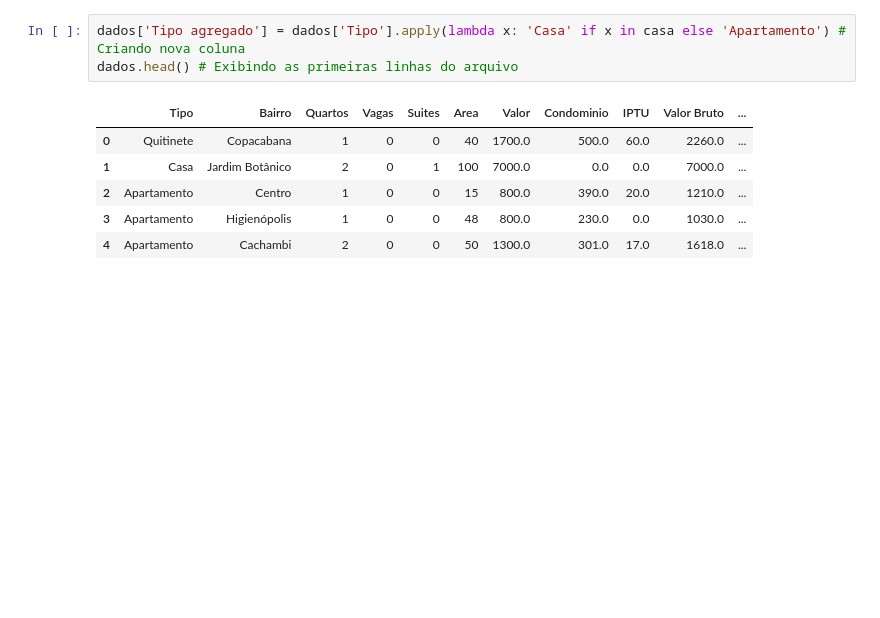
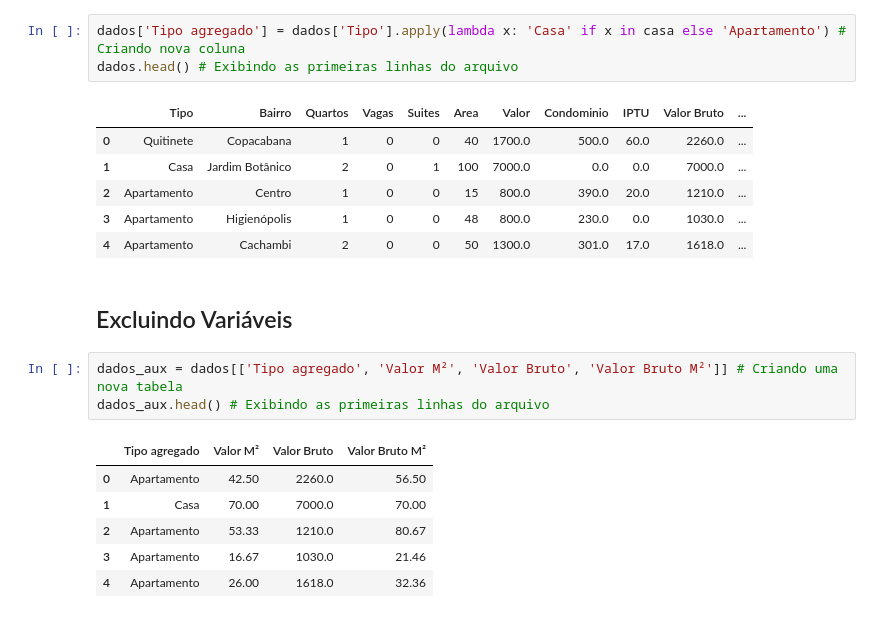
Before and after one commit to fhtozetto/Python-Pandas---Alura, a Jupyter notebook: Criando novas variaveis.ipynb, the cells around one changed output. Saved outputs shown, nothing was run; the diff lists cells and outputs as text; blank space fills up the shorter version.

Commit message:
Excluindo variaveis

```diff
--- a/Criando novas variaveis.ipynb
+++ b/Criando novas variaveis.ipynb
@@ -65,3 +65,15 @@ dados.head() # Exibindo as primeiras linhas do arquivo
 | 2 | Apartamento | Centro | 1 | 0 | 0 | 15 | 800.0 | 390.0 | 20.0 | 1210.0 | ... |
 | 3 | Apartamento | Higienópolis | 1 | 0 | 0 | 48 | 800.0 | 230.0 | 0.0 | 1030.0 | ... |
 | 4 | Apartamento | Cachambi | 2 | 0 | 0 | 50 | 1300.0 | 301.0 | 17.0 | 1618.0 | ... |
+# %% [markdown]
+## Excluindo Variáveis
+# %%
+dados_aux = dados[['Tipo agregado', 'Valor M²', 'Valor Bruto', 'Valor Bruto M²']] # Criando uma nova tabela
+dados_aux.head() # Exibindo as primeiras linhas do arquivo
+# %% [output]
+|  | Tipo agregado | Valor M² | Valor Bruto | Valor Bruto M² |
+| 0 | Apartamento | 42.50 | 2260.0 | 56.50 |
+| 1 | Casa | 70.00 | 7000.0 | 70.00 |
+| 2 | Apartamento | 53.33 | 1210.0 | 80.67 |
+| 3 | Apartamento | 16.67 | 1030.0 | 21.46 |
+| 4 | Apartamento | 26.00 | 1618.0 | 32.36 |
```
Also changed, not shown: parts of 4 cells of this notebook, 1 other file.
